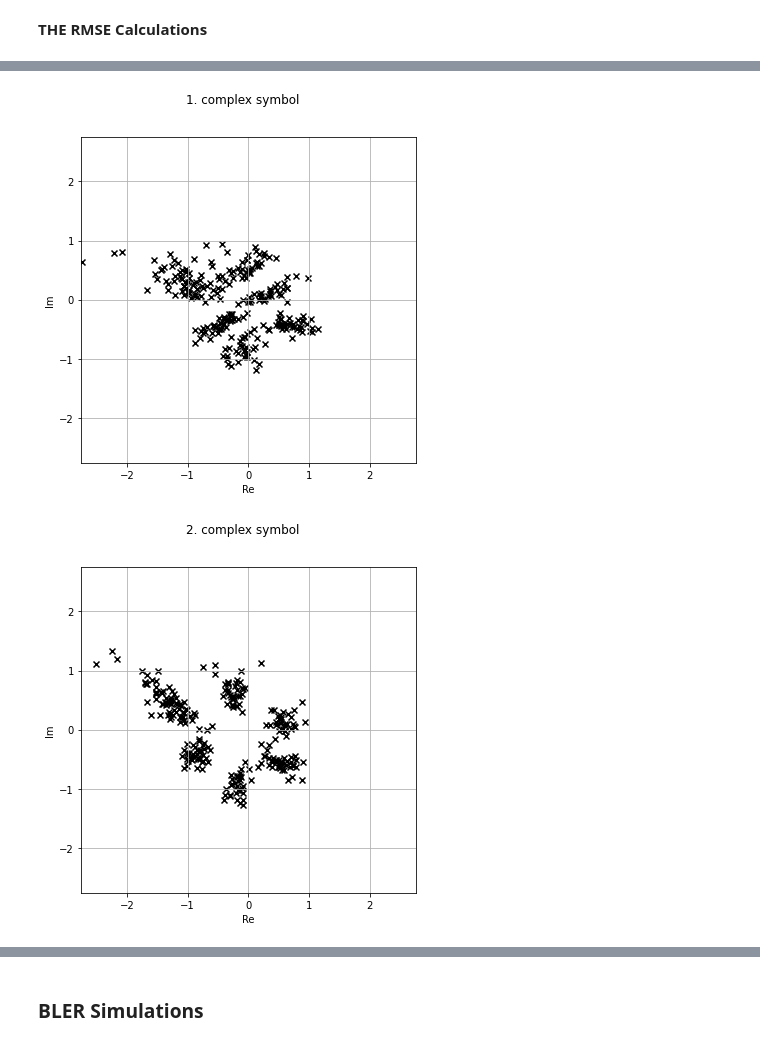
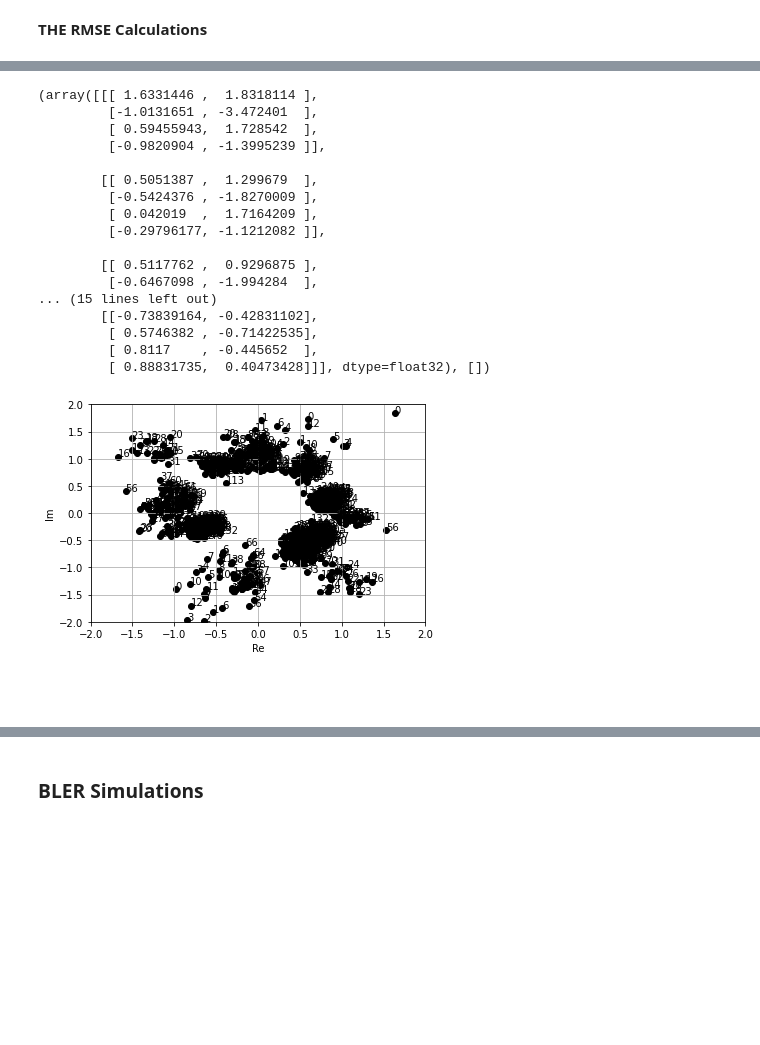
Before and after one commit to neelabhro/Deep-Learning-based-Wireless-Communications, a Jupyter notebook: Rayleigh_COLAB_Loss_Func.ipynb, the cells around one changed output, grey strips where cells are left out. Cells and saved outputs as stored; diff of their text form; code cells hidden in the pictures; blank space fills up the shorter version.

```diff
--- a/Rayleigh_COLAB_Loss_Func.ipynb
+++ b/Rayleigh_COLAB_Loss_Func.ipynb
@@ -214,7 +214,7 @@ class AE(object):
 
             cost_func = tf.math.multiply(b,e_si)
 
-            sum_cf = tf.math.multiply( tf.math.sqrt(tf.reduce_sum(cost_func, axis = 1) + 0.000001 ), (tf.cast(s+1, tf.float32)) )
+            sum_cf = tf.math.multiply( tf.math.sqrt(tf.reduce_sum(cost_func, axis = 1) + 0.000001 ), (tf.cast(1/(s+ 1), tf.float32)) )
             print(sum_cf)
             #i_matrix
             #replicated_s
@@ -301,7 +301,7 @@ class AE(object):
         y = tf.reshape(input, shape=[-1,self.n])
         y = tf.layers.dense(y, self.M, activation=None)
         y = tf.layers.dense(y, self.M, activation=None)
-        y = tf.layers.dense(y, self.M, activation=None)
+        #y = tf.layers.dense(y, self.M, activation=None)
         #y = tf.layers.dense(y, self.M, activation=None)
         #y = tf.layers.dense(y, self.M, activation=None)
         #y = tf.layers.dense(y, self.M, activation=None)
@@ -617,6 +636,21 @@ Text(0, 0.5, 'Absolute RMSE deviation')
 # %%
-ae.plot_constellation();
-#plot_constellation_2(ae,range(0,ae.M))
+plot_constellation_2(ae,range(0,ae.M))
 # %% [output]
+(array([[[ 1.6331446 ,  1.8318114 ],
+         [-1.0131651 , -3.472401  ],
+         [ 0.59455943,  1.728542  ],
+         [-0.9820904 , -1.3995239 ]],
+
+        [[ 0.5051387 ,  1.299679  ],
+         [-0.5424376 , -1.8270009 ],
+         [ 0.042019  ,  1.7164209 ],
+         [-0.29796177, -1.1212082 ]],
+
+        [[ 0.5117762 ,  0.9296875 ],
+         [-0.6467098 , -1.994284  ],
+... (15 lines left out)
+        [[-0.73839164, -0.42831102],
+         [ 0.5746382 , -0.71422535],
+         [ 0.8117    , -0.445652  ],
+         [ 0.88831735,  0.40473428]]], dtype=float32), [])
-[figure, old version]
+[figure, new version]
-[figure, removed]
```
Also changed, not shown: parts of 9 cells of this notebook.
